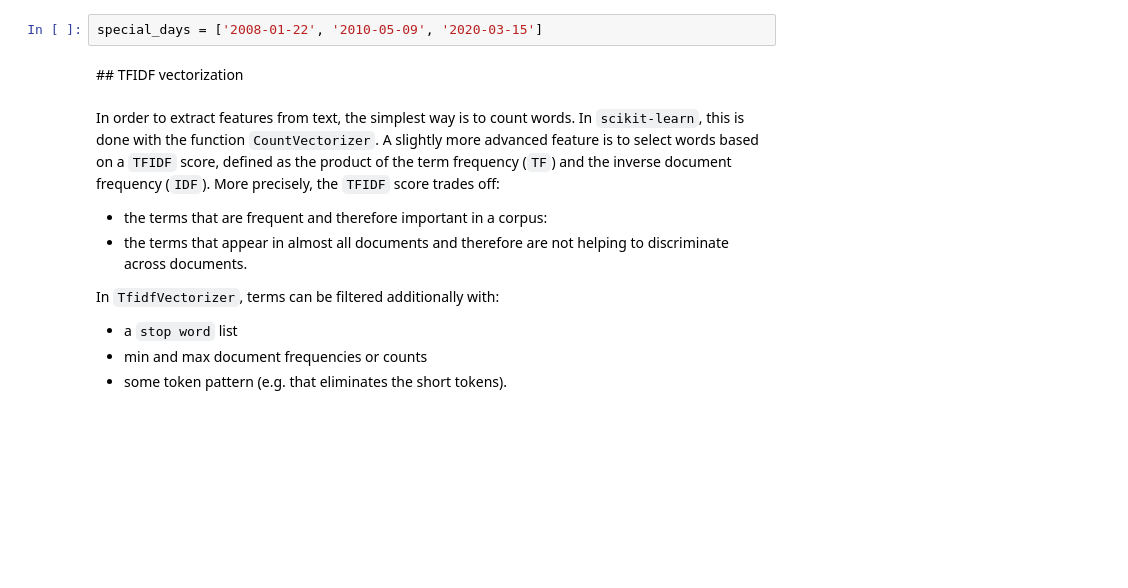
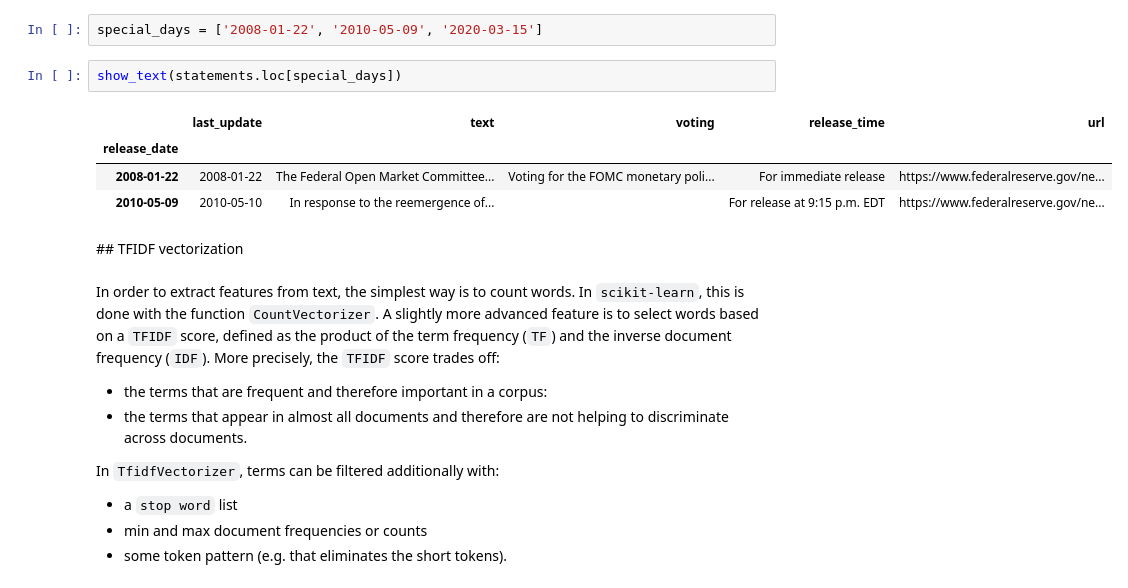
Before and after one commit to schampon/skfin, a Jupyter notebook: nbs/46_Text_processing.ipynb, the cells around one changed output. Drawn from its saved outputs; the diff is of its cells as text; blank space fills up the shorter version.

```diff
--- a/nbs/46_Text_processing.ipynb
+++ b/nbs/46_Text_processing.ipynb
@@ -25,5 +33,12 @@ show_text(statements)
 # %%
 special_days = ['2008-01-22', '2010-05-09', '2020-03-15']
+# %%
+show_text(statements.loc[special_days])
+# %% [output]
+|  | last_update | text | voting | release_time | url |
+| release_date |  |  |  |  |  |
+| 2008-01-22 | 2008-01-22 | The Federal Open Market Committee... | Voting for the FOMC monetary poli... | For immediate release | https://www.federalreserve.gov/ne... |
+| 2010-05-09 | 2010-05-10 | In response to the reemergence of... |  | For release at 9:15 p.m. EDT | https://www.federalreserve.gov/ne... |
 # %% [markdown]
 ## TFIDF vectorization
 # %% [markdown]
```
Also changed, not shown: parts of 24 cells of this notebook, 25 other files.
